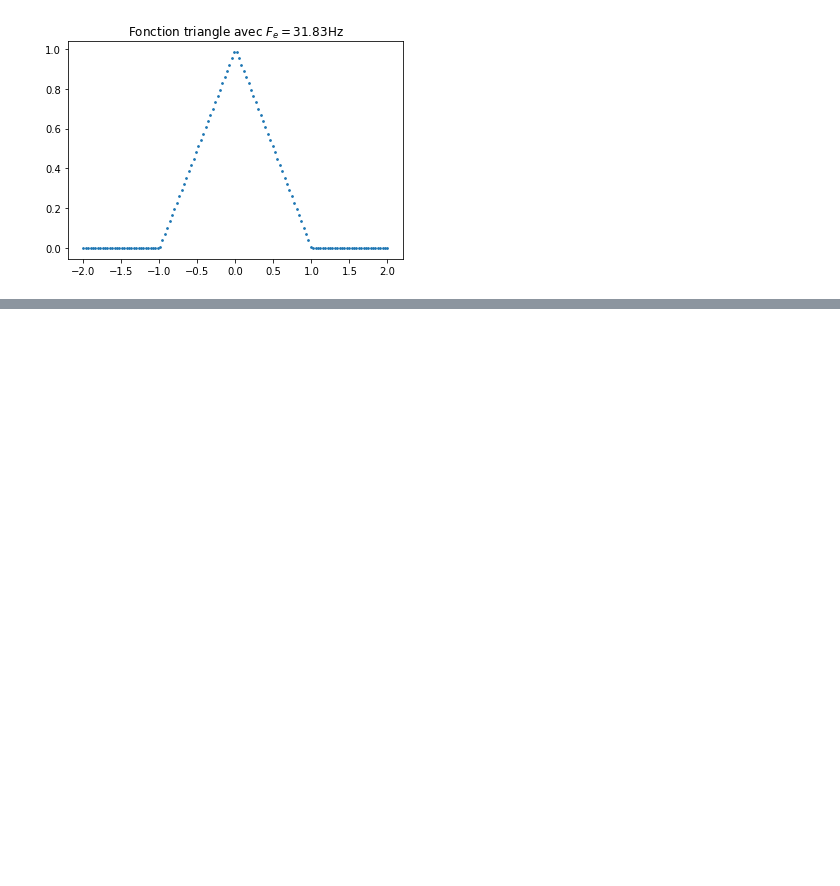
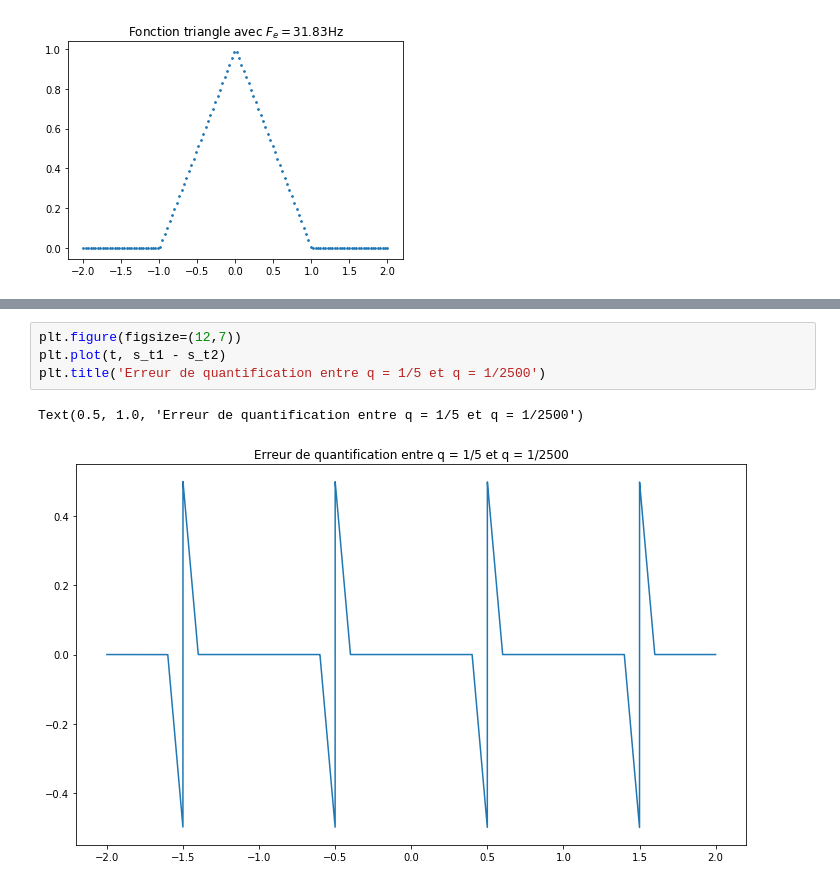
Before and after one commit to hugolmn/p20, a Jupyter notebook: AI06/TD04.ipynb, the cells around one changed output, grey strips where cells are left out. Cells and saved outputs as stored; diff of their text form; blank space fills up the shorter version.

```diff
--- a/AI06/TD04.ipynb
+++ b/AI06/TD04.ipynb
@@ -180,0 +246,7 @@ Text(0.5, 1.0, 'Fonction triangle avec $F_e = $31.83Hz')
+# %%
+plt.figure(figsize=(12,7))
+plt.plot(t, s_t1 - s_t2)
+plt.title('Erreur de quantification entre q = 1/5 et q = 1/2500')
+# %% [output]
+Text(0.5, 1.0, 'Erreur de quantification entre q = 1/5 et q = 1/2500')
+[figure, added]
```
Also changed, not shown: parts of 12 cells of this notebook.
